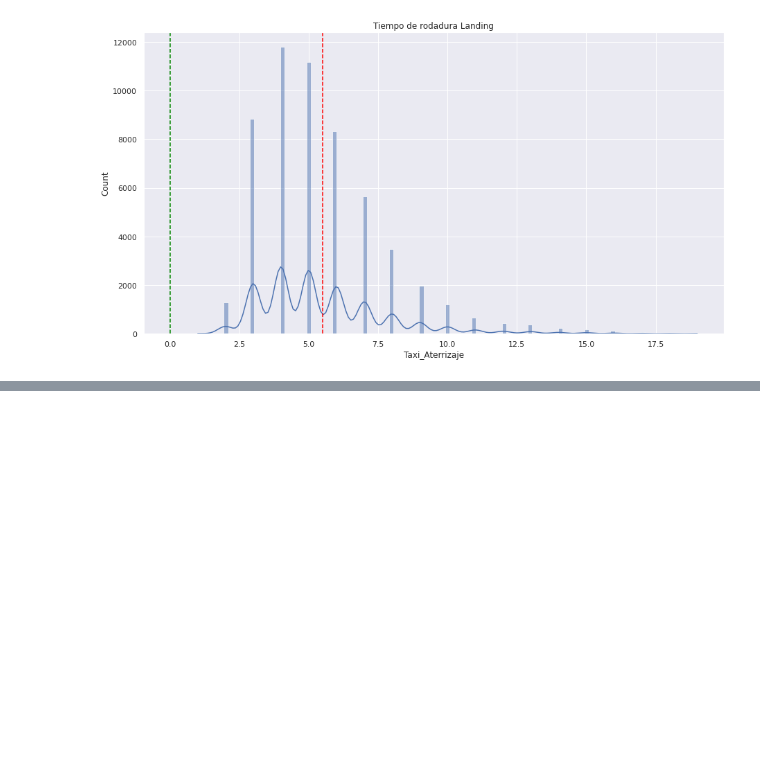
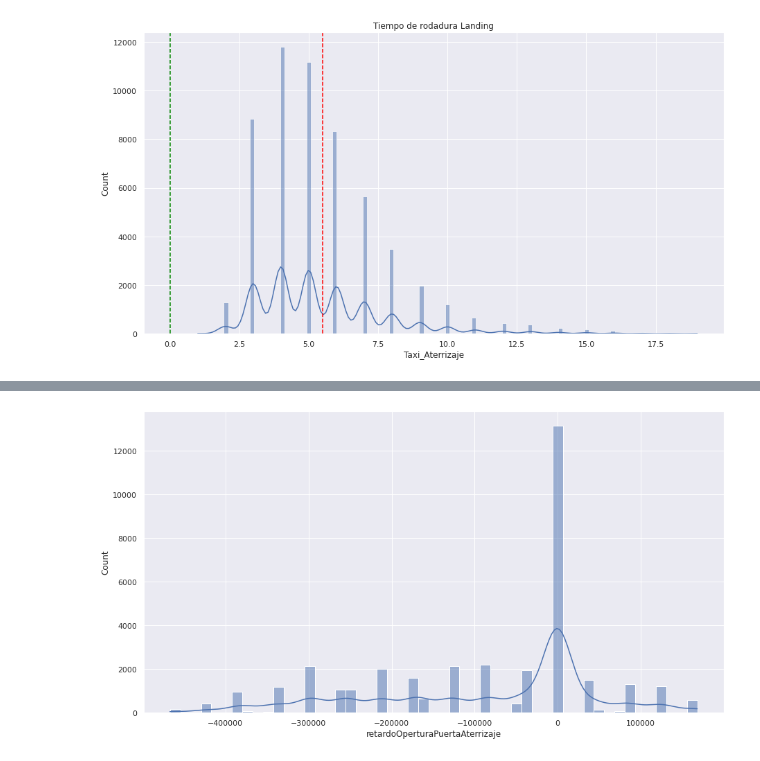
Before and after one commit to JMML2021/Analisis-Compa-ia-Aerea-Espa-ola, a Jupyter notebook: Calculo Vueling 2022 con codigos Rev F.ipynb, the cells around one changed output, grey strips where cells are left out. Saved outputs shown, nothing was run; the diff lists cells and outputs as text; code cells hidden in the pictures; blank space fills up the shorter version.

```diff
--- a/Calculo Vueling 2022 con codigos Rev F.ipynb
+++ b/Calculo Vueling 2022 con codigos Rev F.ipynb
@@ -1053,0 +1183,10 @@ Text(0.5, 1.0, 'Tiempo de rodadura Landing')
+# %%
+df3=df.copy()
+df3['retardoOperturaPuertaAterrizaje']=(df['Open Cargo/Pax Door']-df['ATA'])  /  np.timedelta64(1, 'm')
+
+dfEliminarOutliers= ((df3['retardoOperturaPuertaAterrizaje'] <-150) | (df3['retardoOperturaPuertaAterrizaje'] >600))
+df3 = df3[dfEliminarOutliers]
+
+
+
+df3[6:10][['retardoOperturaPuertaAterrizaje','Open Cargo/Pax Door', 'ATA']]
@@ -1053,0 +1199,4 @@ Text(0.5, 1.0, 'Tiempo de rodadura Landing')
+# %%
+ax = sns.histplot(data= df3.retardoOperturaPuertaAterrizaje, kde= True)
+# %% [output]
+[figure, added]
```
Also changed, not shown: parts of 21 cells of this notebook.
